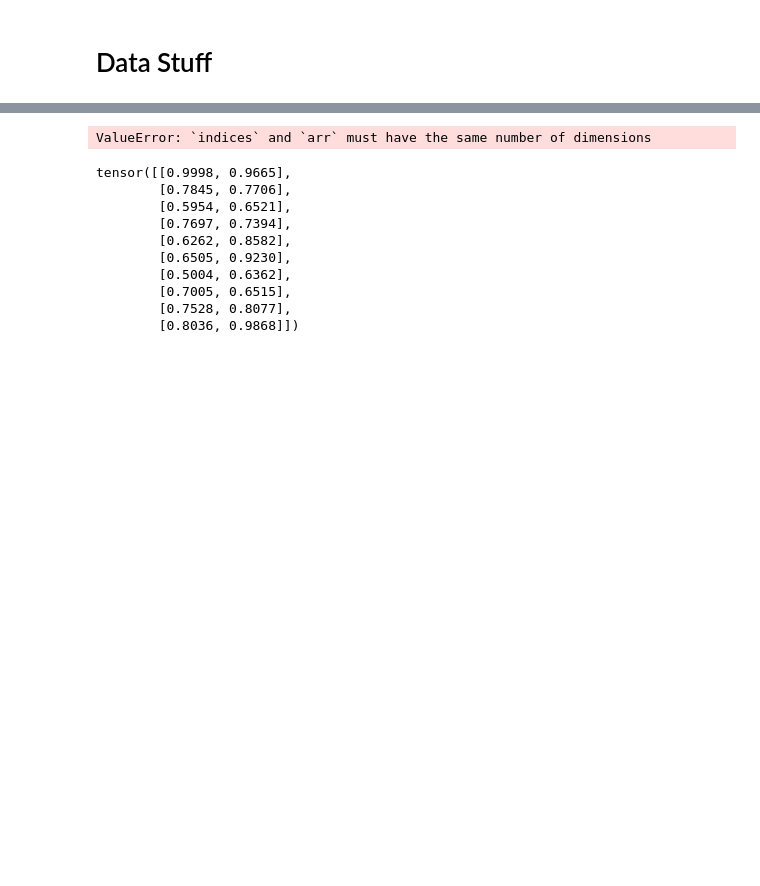
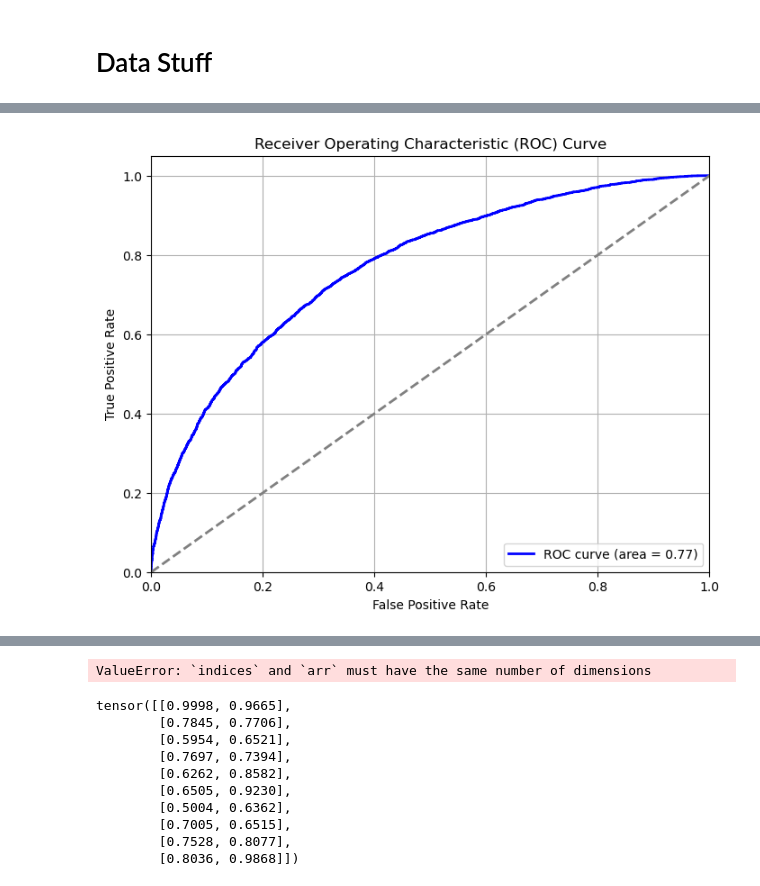
Before and after one commit to BaconDavid/CRLM_Internship_Project, a Jupyter notebook: Jupyter_Test/Data_stuff.ipynb, the cells around one changed output, grey strips where cells are left out. Cells and saved outputs as stored; diff of their text form; code cells hidden in the pictures; blank space fills up the shorter version.

Commit message:
set seed

```diff
--- a/Jupyter_Test/Data_stuff.ipynb
+++ b/Jupyter_Test/Data_stuff.ipynb
@@ -45,3 +49,32 @@ plt.show()
+# %%
+import matplotlib.pyplot as plt
+import numpy as np
+from sklearn import metrics
+
+# 生成AUC值约为0.6的模拟数据，增加更多变异性
+np.random.seed(0)
+y_true = np.random.binomial(1, 0.5, 10000)  # 10000个二元标签
+y_scores = y_true + np.random.normal(0, 1, 10000)  # 增加更多噪声的分数以降低AUC值
+
+# 确保分数在[0, 1]范围内
+y_scores = (y_scores - y_scores.min()) / (y_scores.max() - y_scores.min())
+
+# 计算ROC曲线和AUC值
+fpr, tpr, _ = metrics.roc_curve(y_true, y_scores)
+roc_auc = metrics.auc(fpr, tpr)
+
+# 绘制ROC曲线
+plt.figure(figsize=(8, 6))
+plt.plot(fpr, tpr, color='blue', lw=2, label=f'ROC curve (area = {roc_auc:.2f})')
+plt.plot([0, 1], [0, 1], color='gray', lw=2, linestyle='--')
+plt.xlim([0.0, 1.0])
+plt.ylim([0.0, 1.05])
+plt.xlabel('False Positive Rate')
+plt.ylabel('True Positive Rate')
+plt.title('Receiver Operating Characteristic (ROC) Curve')
+plt.grid(True)
+# %% [output]
+[figure, added]
 # %%
 import SimpleITK as sitk
 import matplotlib.pyplot as plt
```
Also changed, not shown: parts of 3 cells of this notebook, 3 other files.
